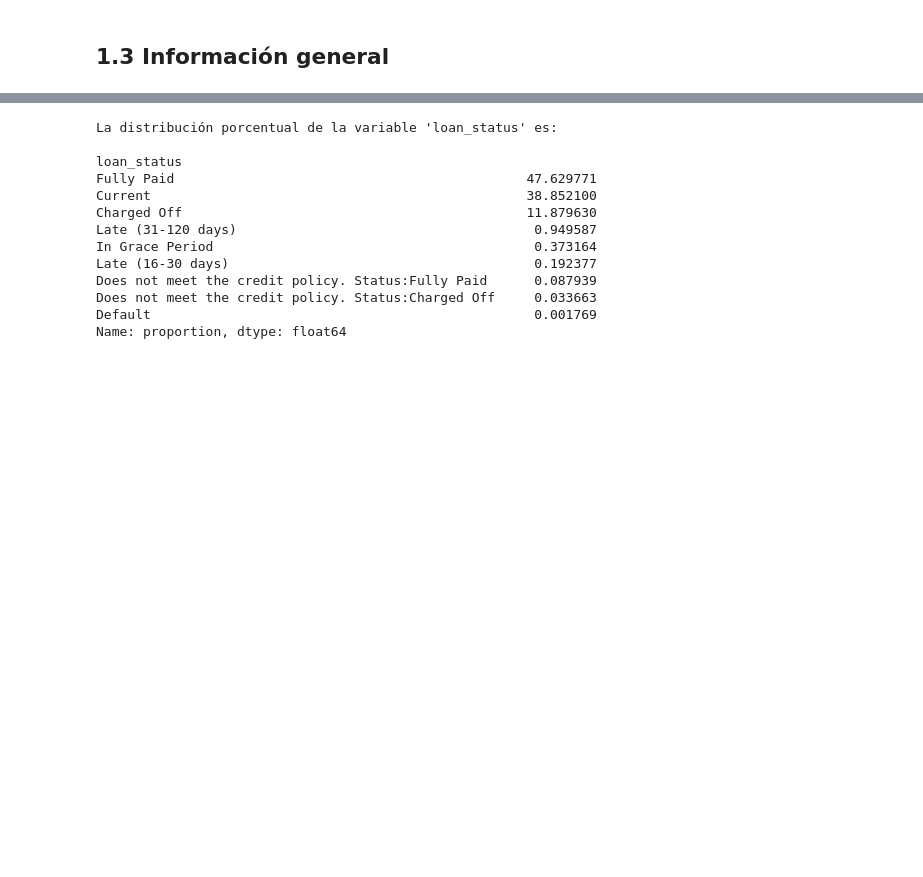
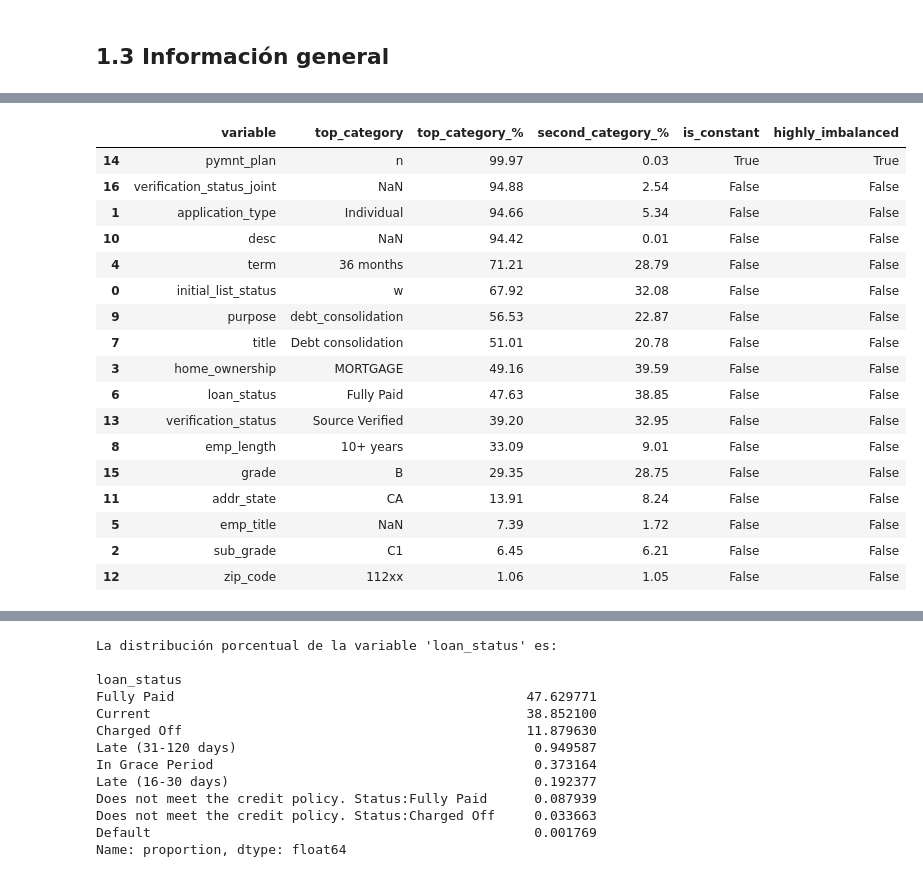
Before and after one commit to Caaamx/lendingclub-credit-risk-ml, a Jupyter notebook: notebooks/Exploring.ipynb, the cells around one changed output, grey strips where cells are left out. Drawn from its saved outputs; the diff is of its cells as text; code cells hidden in the pictures; blank space fills up the shorter version.

```diff
--- a/notebooks/Exploring.ipynb
+++ b/notebooks/Exploring.ipynb
@@ -333,0 +397,4 @@ memory usage: 1.3+ GB
+# %%
+num_cols = df_browse.select_dtypes(include='number').columns.tolist()
+cat_cols = df_browse.select_dtypes(include='object').columns.tolist()
+date_cols = [c for c in df_browse.columns if 'd' in c]
@@ -334 +432,48 @@ memory usage: 1.3+ GB
+# %%
+import pandas as pd
+
+# Seleccionar variables categóricas
+
+summary = []
+
+for col in cat_cols:
+
+    vc = df_browse[col].value_counts(normalize=True, dropna=False)
+
+    summary.append({
+        'variable': col,
+        'top_category': vc.index[0],
+        'top_category_%': round(vc.iloc[0] * 100, 2),
+        'second_category_%': round(vc.iloc[1] * 100, 2) if len(vc) > 1 else 0,
+        'is_constant': vc.iloc[0] >= 0.999,
+        'highly_imbalanced': vc.iloc[0] >= 0.95,
+    })
+
+cat_balance_summary = pd.DataFrame(summary)
+
+cat_balance_summary = cat_balance_summary.sort_values(
+    by='top_category_%',
+    ascending=False
+)
+
+cat_balance_summary
+# %% [output]
+|  | variable | top_category | top_category_% | second_category_% | is_constant | highly_imbalanced |
+| 14 | pymnt_plan | n | 99.97 | 0.03 | True | True |
+| 16 | verification_status_joint | NaN | 94.88 | 2.54 | False | False |
+| 1 | application_type | Individual | 94.66 | 5.34 | False | False |
+| 10 | desc | NaN | 94.42 | 0.01 | False | False |
+| 4 | term | 36 months | 71.21 | 28.79 | False | False |
+| 0 | initial_list_status | w | 67.92 | 32.08 | False | False |
+| 9 | purpose | debt_consolidation | 56.53 | 22.87 | False | False |
+| 7 | title | Debt consolidation | 51.01 | 20.78 | False | False |
+| 3 | home_ownership | MORTGAGE | 49.16 | 39.59 | False | False |
+| 6 | loan_status | Fully Paid | 47.63 | 38.85 | False | False |
+| 13 | verification_status | Source Verified | 39.20 | 32.95 | False | False |
+| 8 | emp_length | 10+ years | 33.09 | 9.01 | False | False |
+| 15 | grade | B | 29.35 | 28.75 | False | False |
+| 11 | addr_state | CA | 13.91 | 8.24 | False | False |
+| 5 | emp_title | NaN | 7.39 | 1.72 | False | False |
+| 2 | sub_grade | C1 | 6.45 | 6.21 | False | False |
+| 12 | zip_code | 112xx | 1.06 | 1.05 | False | False |
 # %%
```
Also changed, not shown: parts of 23 cells of this notebook.
